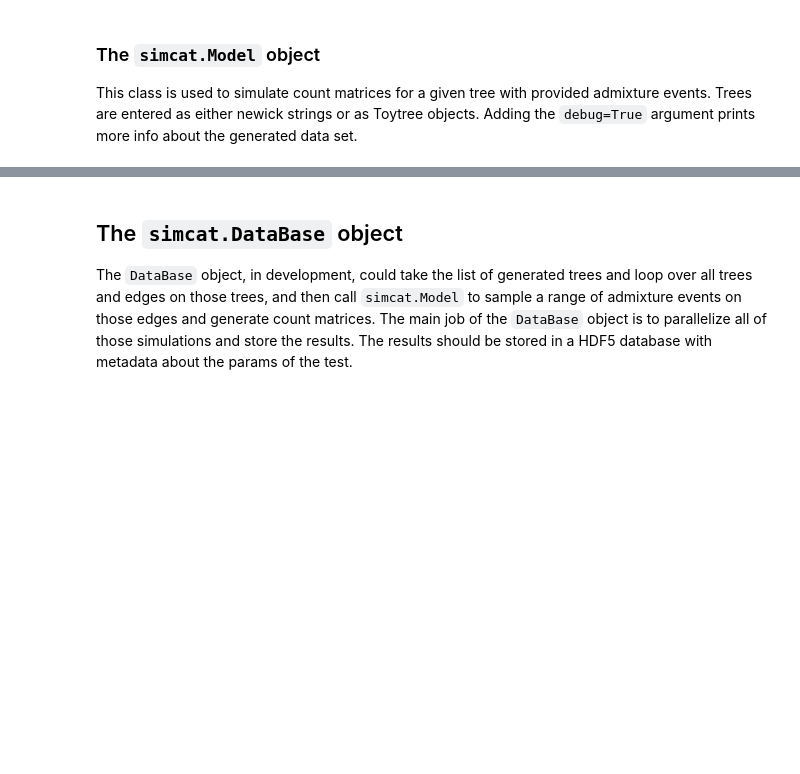
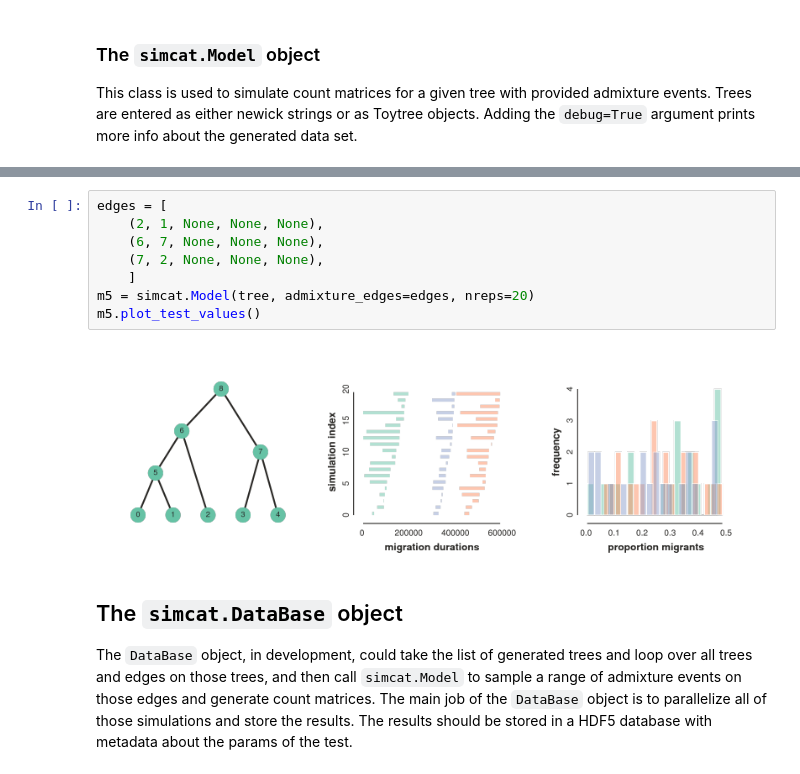
Before and after one commit to pmckenz1/intro-ml, a Jupyter notebook: notebooks/simcat-objects.ipynb, the cells around one changed output, grey strips where cells are left out. Drawn from its saved outputs; the diff is of its cells as text; blank space fills up the shorter version.

```diff
--- a/notebooks/simcat-objects.ipynb
+++ b/notebooks/simcat-objects.ipynb
@@ -126,3 +116,13 @@ for i in range(ntrees):
+# %%
+edges = [
+    (2, 1, None, None, None),
+    (6, 7, None, None, None),
+    (7, 2, None, None, None),
+    ]
+m5 = simcat.Model(tree, admixture_edges=edges, nreps=20)
+m5.plot_test_values()
+# %% [output]
+[figure, added]
 # %% [markdown]
 ## The `simcat.DataBase` object
 
```
Also changed, not shown: parts of 19 cells of this notebook, 1 other file.
